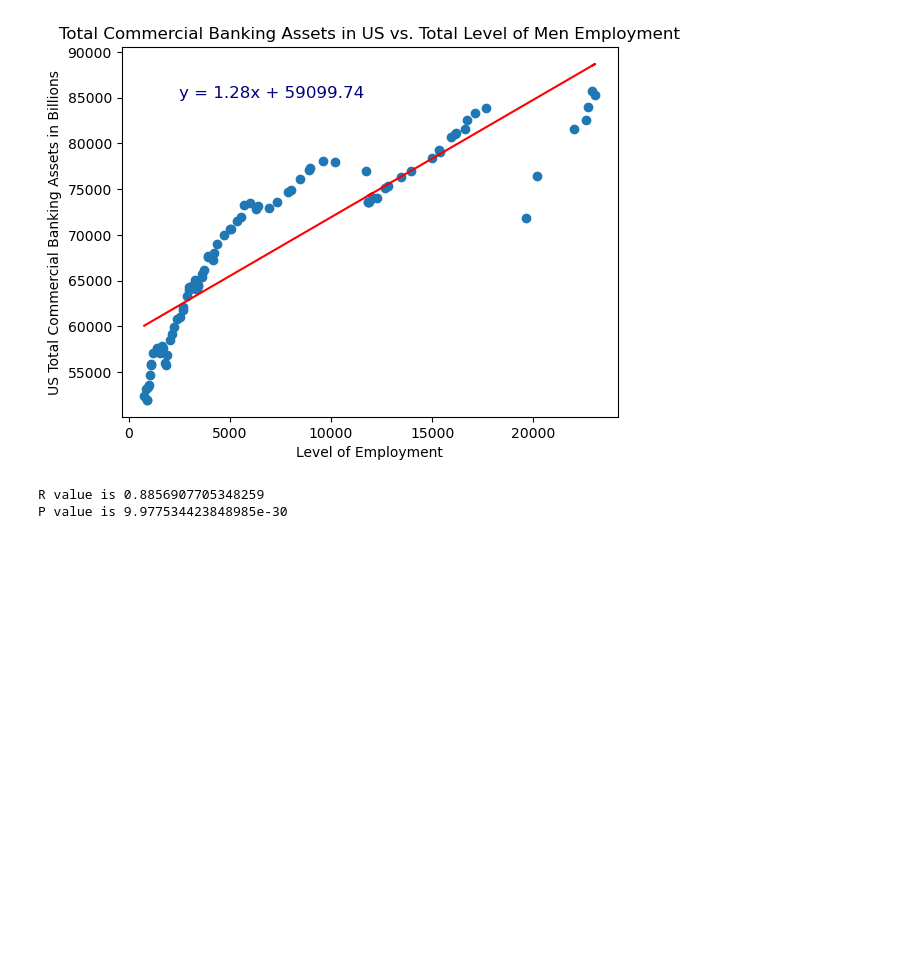
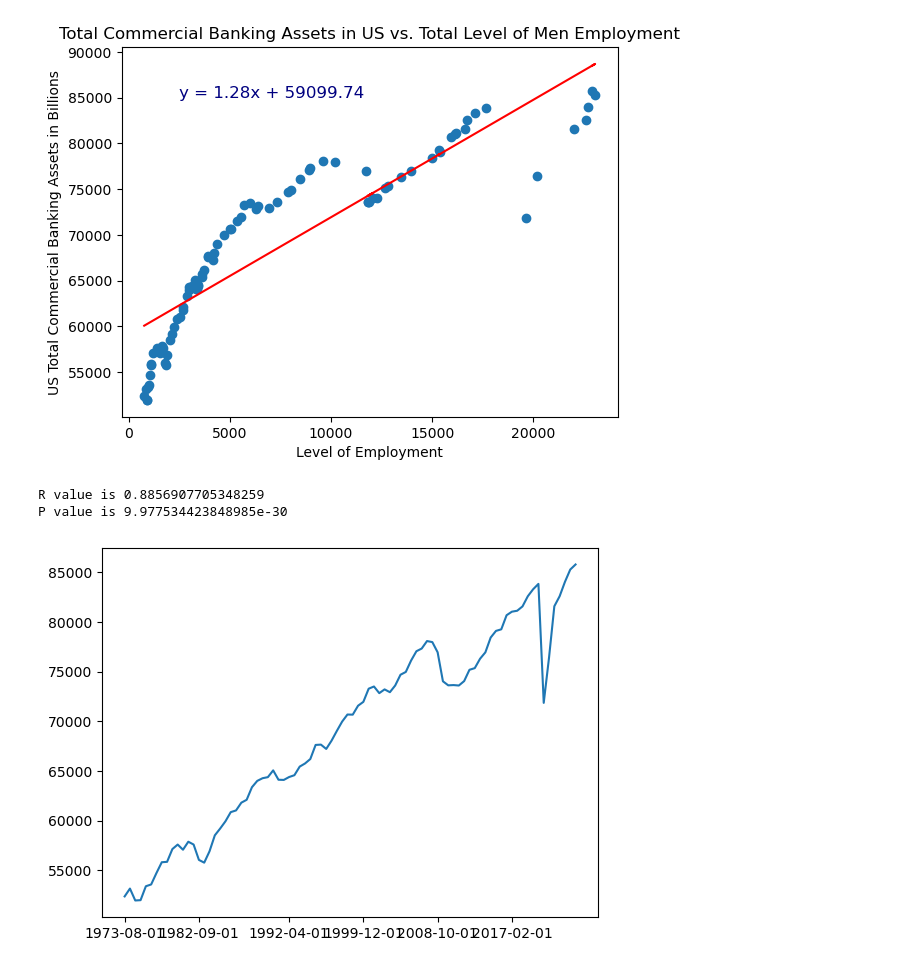
Before and after one commit to RyakDL/Project-1_Finance, a Jupyter notebook: Main_active.ipynb, the cells around one changed output. Cells and saved outputs as stored; diff of their text form; code cells hidden in the pictures; blank space fills up the shorter version.

```diff
--- a/Main_active.ipynb
+++ b/Main_active.ipynb
@@ -216,3 +231,16 @@ plot_linear_regression(x, y,"Total Commercial Banking Assets in US vs. Total Lev
 [figure]
 R value is 0.8856907705348259
 P value is 9.977534423848985e-30
+# %%
+#Line plot for US Men Employment Level over Time
+
+import  matplotlib.dates as mdates
+
+plt.plot(National_merge["DATE"],National_merge['EMPLOYMENT MEN:US'])
+
+ax=plt.gca()
+ax.xaxis.set_major_locator(mdates.AutoDateLocator())
+
+plt.show()
+# %% [output]
+[figure, added]
```
Also changed, not shown: parts of 11 cells of this notebook, 1 other file.
